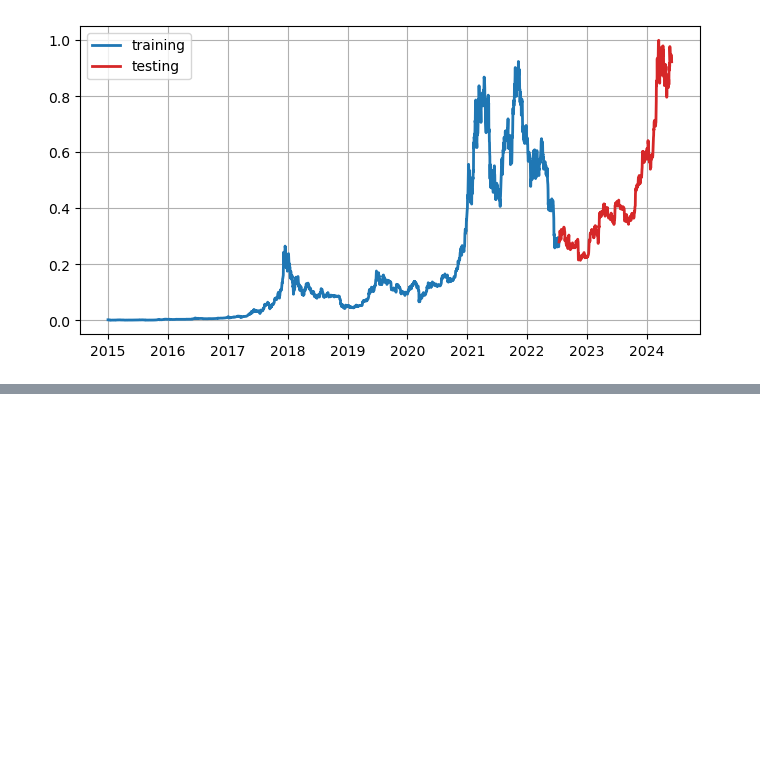
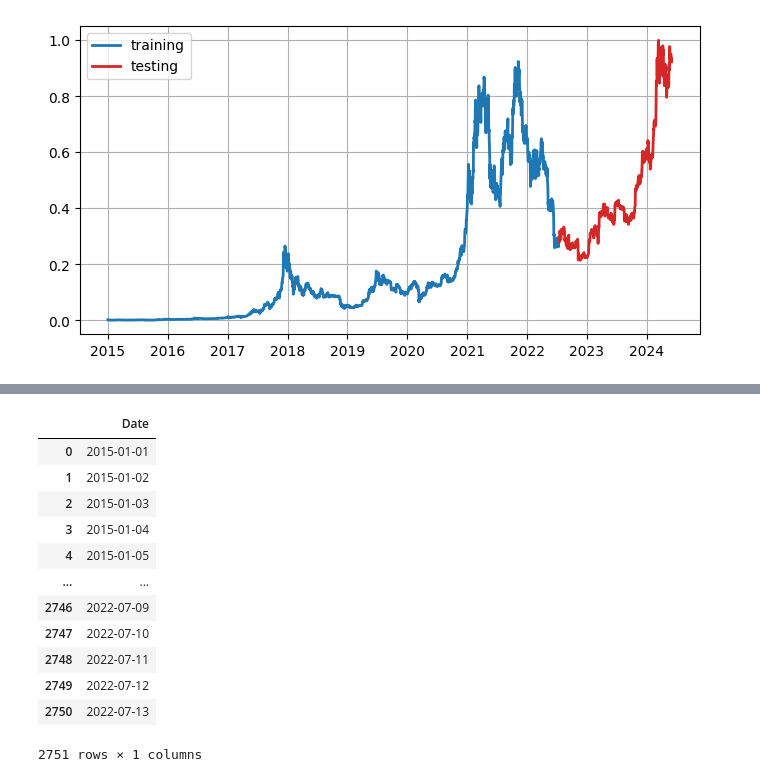
Before and after one commit to kusin/bahan-ajar-ML, a Jupyter notebook: Pertemuan 4 - Teknik Praproses Data/Preprocessing - cryptocurrency.ipynb, the cells around one changed output, grey strips where cells are left out. Drawn from its saved outputs; the diff is of its cells as text; code cells hidden in the pictures; blank space fills up the shorter version.

```diff
--- a/Pertemuan 4 - Teknik Praproses Data/Preprocessing - cryptocurrency.ipynb
+++ b/Pertemuan 4 - Teknik Praproses Data/Preprocessing - cryptocurrency.ipynb
@@ -176,0 +209,19 @@ plt.show()
+# %%
+# load dataset
+dataset = pd.read_csv("../dataset/Cryptocurrency-BTC-USD-2024-05.csv", parse_dates=['Date'])
+# %%
+dataset.iloc[0:len(train_data),0:1]
+# %% [output]
+|  | Date |
+| 0 | 2015-01-01 |
+| 1 | 2015-01-02 |
+| 2 | 2015-01-03 |
+| 3 | 2015-01-04 |
+| 4 | 2015-01-05 |
+| ... | ... |
+| 2746 | 2022-07-09 |
+| 2747 | 2022-07-10 |
+| 2748 | 2022-07-11 |
+| 2749 | 2022-07-12 |
+| 2750 | 2022-07-13 |
+2751 rows × 1 columns
```
Also changed, not shown: parts of 2 cells of this notebook, 1 other file.
